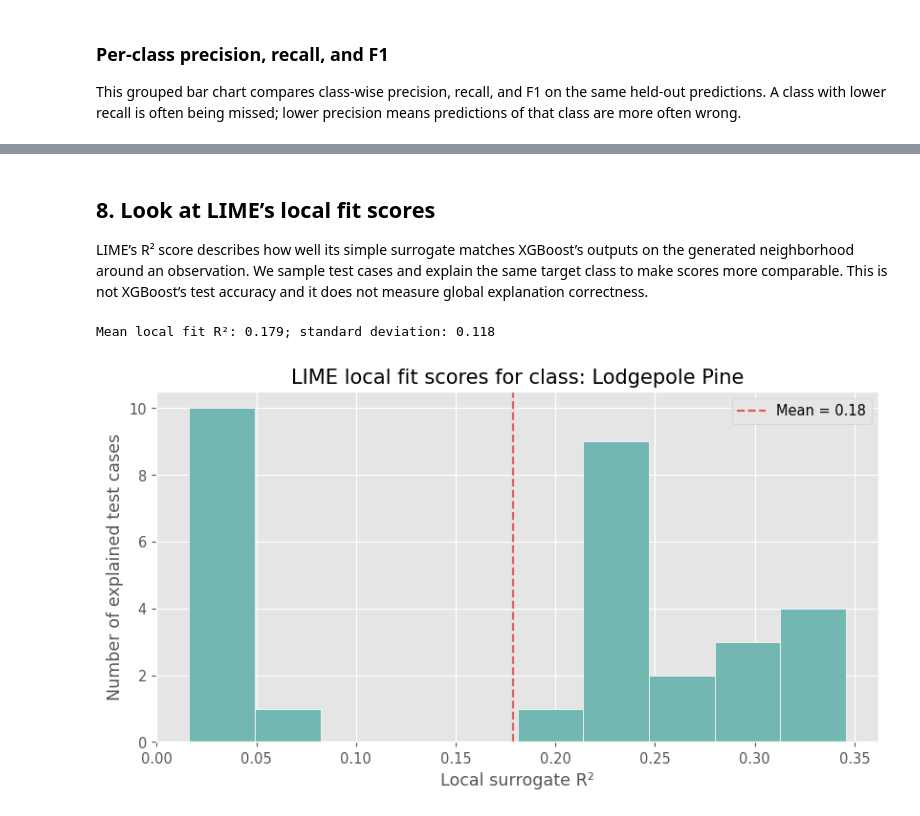
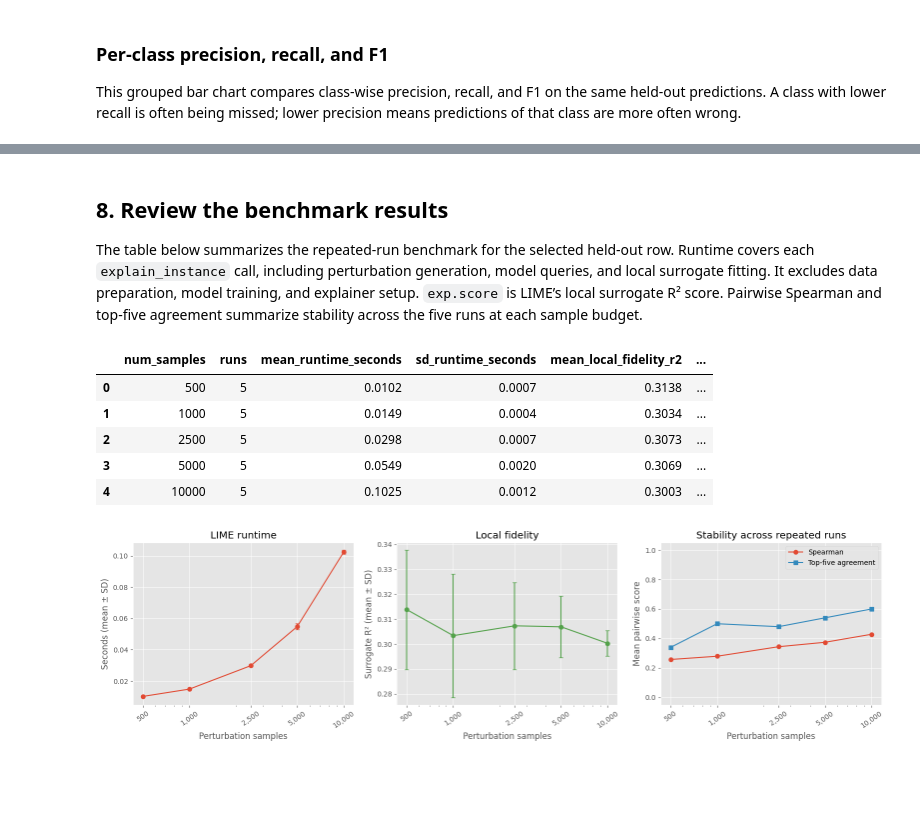
Before and after one commit to Ame1ia4/XAI, a Jupyter notebook: coverTree_activities/coverType_XGBoost_activity.ipynb, the cells around one changed output, grey strips where cells are left out. Drawn from its saved outputs; the diff is of its cells as text; code cells hidden in the pictures; blank space fills up the shorter version.

Commit message:
actually measures timings, fidelity and stability

```diff
--- a/coverTree_activities/coverType_XGBoost_activity.ipynb
+++ b/coverTree_activities/coverType_XGBoost_activity.ipynb
@@ -13,9 +13,10 @@ We set fixed random seeds for the data sample, train/test split, XGBoost model,
 # %%
+from time import perf_counter
+
 import numpy as np
 import pandas as pd
 import matplotlib.pyplot as plt
 
-from sklearn.datasets import fetch_covtype
 from sklearn.model_selection import train_test_split, cross_val_score
 from sklearn.metrics import (
     accuracy_score, classification_report, confusion_matrix,
@@ -25,6 +26,7 @@ from xgboost import XGBClassifier
 from lime.lime_tabular import LimeTabularExplainer
 
 RANDOM_STATE = 42
-SAMPLE_SIZE = 30_000
+SAMPLE_SIZE = 10_000
 plt.style.use("ggplot")
 plt.rcParams["figure.figsize"] = (9, 5)
+%matplotlib inline
@@ -178,6 +175,6 @@ We reserve 25% of the 30,000-row sample as a final test set. XGBoost is a gradie
 # %%
 X_train, X_test, y_train, y_test = train_test_split(
-    X, y, test_size=0.25, random_state=RANDOM_STATE, stratify=y
+    X, y, test_size=0.2, random_state=RANDOM_STATE, stratify=y
 )
 
 model = XGBClassifier(
@@ -308,6 +305,7 @@ The explainer uses the training data as its reference distribution, with the 54
 categorical_features = list(range(10, 54))
 categorical_names = {i: ["0 (absent)", "1 (present)"] for i in categorical_features}
 
+_explainer_start = perf_counter()
 explainer = LimeTabularExplainer(
     training_data=X_train.to_numpy(),
     feature_names=list(X.columns),
@@ -318,3 +316,12 @@ explainer = LimeTabularExplainer(
     discretize_continuous=True,
     random_state=RANDOM_STATE,
 )
+explainer_setup_seconds = perf_counter() - _explainer_start
+print(f"LIME explainer setup: {explainer_setup_seconds:.3f}s")
+
+from itertools import combinations
+from scipy.stats import spearmanr
+
+LIME_SAMPLE_BUDGETS = [500, 1_000, 2_500, 5_000, 10_000]
+STABILITY_REPEATS = 5
+LIME_NUM_FEATURES = 10
@@ -429,30 +500,43 @@ plt.show()
 # %% [markdown]
-## 8. Look at LIME’s local fit scores
+## 8. Review the benchmark results
 
-LIME’s R² score describes how well its simple surrogate matches XGBoost’s outputs on the generated neighborhood around an observation. We sample test cases and explain the same target class to make scores more comparable. This is not XGBoost’s test accuracy and it does not measure global explanation correctness.
+The table below summarizes the repeated-run benchmark for the selected held-out row. Runtime covers each `explain_instance` call, including perturbation generation, model queries, and local surrogate fitting. It excludes data preparation, model training, and explainer setup. `exp.score` is LIME’s local surrogate R² score. Pairwise Spearman and top-five agreement summarize stability across the five runs at each sample budget.
 # %%
-target_class = predicted_class
-rng = np.random.default_rng(RANDOM_STATE)
-positions = rng.choice(len(X_test), size=min(30, len(X_test)), replace=False)
-local_scores = []
-for pos in positions:
-    exp = explainer.explain_instance(
-        X_test.iloc[pos].to_numpy(), model.predict_proba,
-        labels=(target_class,), num_features=10, num_samples=2000
-    )
-    local_scores.append(exp.score)
+display(lime_benchmark_metrics.round(4))
 
-plt.figure(figsize=(8, 4.5))
-plt.hist(local_scores, bins=10, color="#72B7B2", edgecolor="white")
-plt.axvline(np.mean(local_scores), color="#E45756", linestyle="--", label=f"Mean = {np.mean(local_scores):.2f}")
-plt.xlabel("Local surrogate R²")
-plt.ylabel("Number of explained test cases")
-plt.title(f"LIME local fit scores for class: {class_names[target_class]}")
-plt.legend()
+fig, axes = plt.subplots(1, 3, figsize=(16, 4.5))
+axes[0].errorbar(lime_benchmark_metrics["num_samples"], lime_benchmark_metrics["mean_runtime_seconds"],
+                 yerr=lime_benchmark_metrics["sd_runtime_seconds"], marker="o", capsize=3)
+axes[0].set(title="LIME runtime", xlabel="Perturbation samples", ylabel="Seconds (mean ± SD)")
+axes[0].set_xscale("log")
+axes[0].set_xticks(LIME_SAMPLE_BUDGETS, labels=[f"{x:,}" for x in LIME_SAMPLE_BUDGETS])
+axes[0].tick_params(axis="x", rotation=35)
+
+axes[1].errorbar(lime_benchmark_metrics["num_samples"], lime_benchmark_metrics["mean_local_fidelity_r2"],
+                 yerr=lime_benchmark_metrics["sd_local_fidelity_r2"], marker="o", capsize=3, color="#54A24B")
+axes[1].set(title="Local fidelity", xlabel="Perturbation samples", ylabel="Surrogate R² (mean ± SD)")
+axes[1].set_xscale("log")
+axes[1].set_xticks(LIME_SAMPLE_BUDGETS, labels=[f"{x:,}" for x in LIME_SAMPLE_BUDGETS])
+axes[1].tick_params(axis="x", rotation=35)
+
+axes[2].plot(lime_benchmark_metrics["num_samples"], lime_benchmark_metrics["mean_pairwise_spearman"],
+             marker="o", label="Spearman")
+axes[2].plot(lime_benchmark_metrics["num_samples"], lime_benchmark_metrics["mean_top5_agreement"],
+             marker="s", label="Top-five agreement")
+axes[2].set(title="Stability across repeated runs", xlabel="Perturbation samples", ylabel="Mean pairwise score", ylim=(-0.05, 1.05))
+axes[2].set_xscale("log")
+axes[2].set_xticks(LIME_SAMPLE_BUDGETS, labels=[f"{x:,}" for x in LIME_SAMPLE_BUDGETS])
+axes[2].tick_params(axis="x", rotation=35)
+axes[2].legend()
+
 plt.tight_layout()
 plt.show()
-print(f"Mean local fit R²: {np.mean(local_scores):.3f}; standard deviation: {np.std(local_scores):.3f}")
 # %% [output]
-Mean local fit R²: 0.179; standard deviation: 0.118
+|  | num_samples | runs | mean_runtime_seconds | sd_runtime_seconds | mean_local_fidelity_r2 | ... |
+| 0 | 500 | 5 | 0.0102 | 0.0007 | 0.3138 | ... |
+| 1 | 1000 | 5 | 0.0149 | 0.0004 | 0.3034 | ... |
+| 2 | 2500 | 5 | 0.0298 | 0.0007 | 0.3073 | ... |
+| 3 | 5000 | 5 | 0.0549 | 0.0020 | 0.3069 | ... |
+| 4 | 10000 | 5 | 0.1025 | 0.0012 | 0.3003 | ... |
-[figure, old version]
+[figure, new version]
 # %% [markdown]
```
Also changed, not shown: parts of 23 cells of this notebook.
